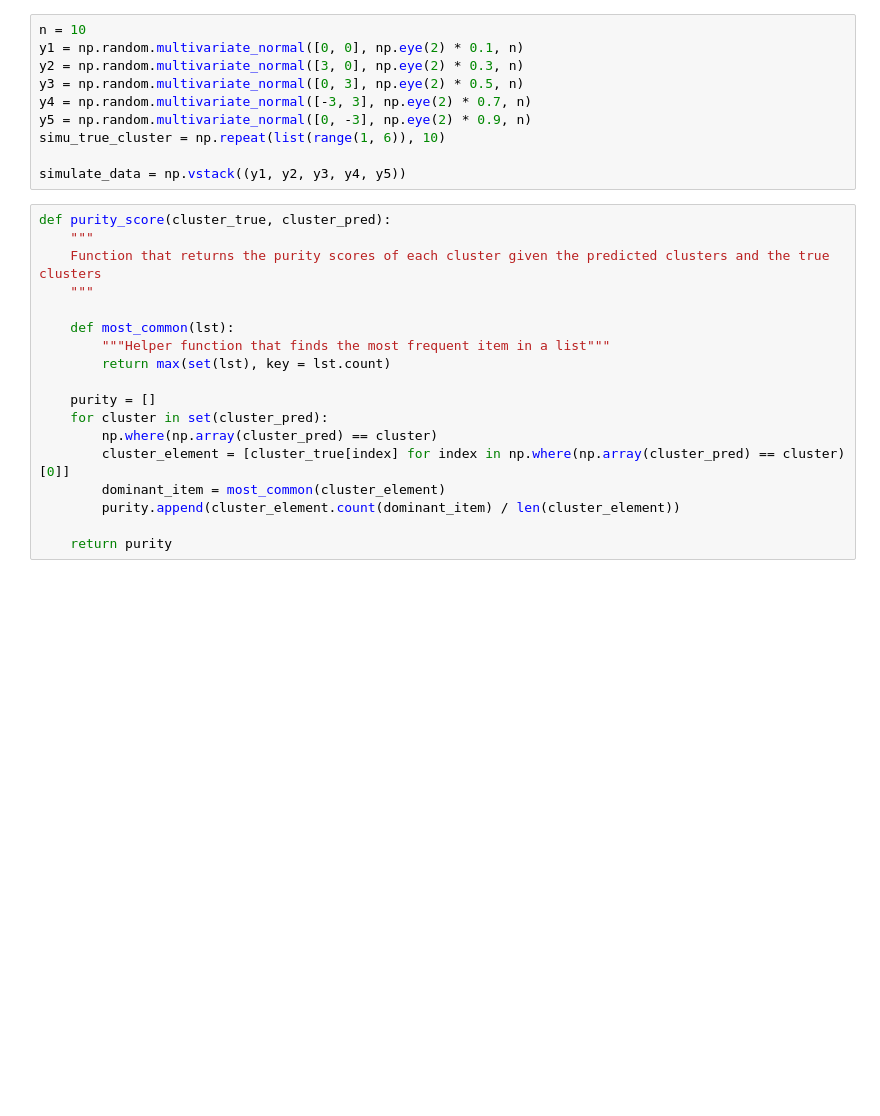
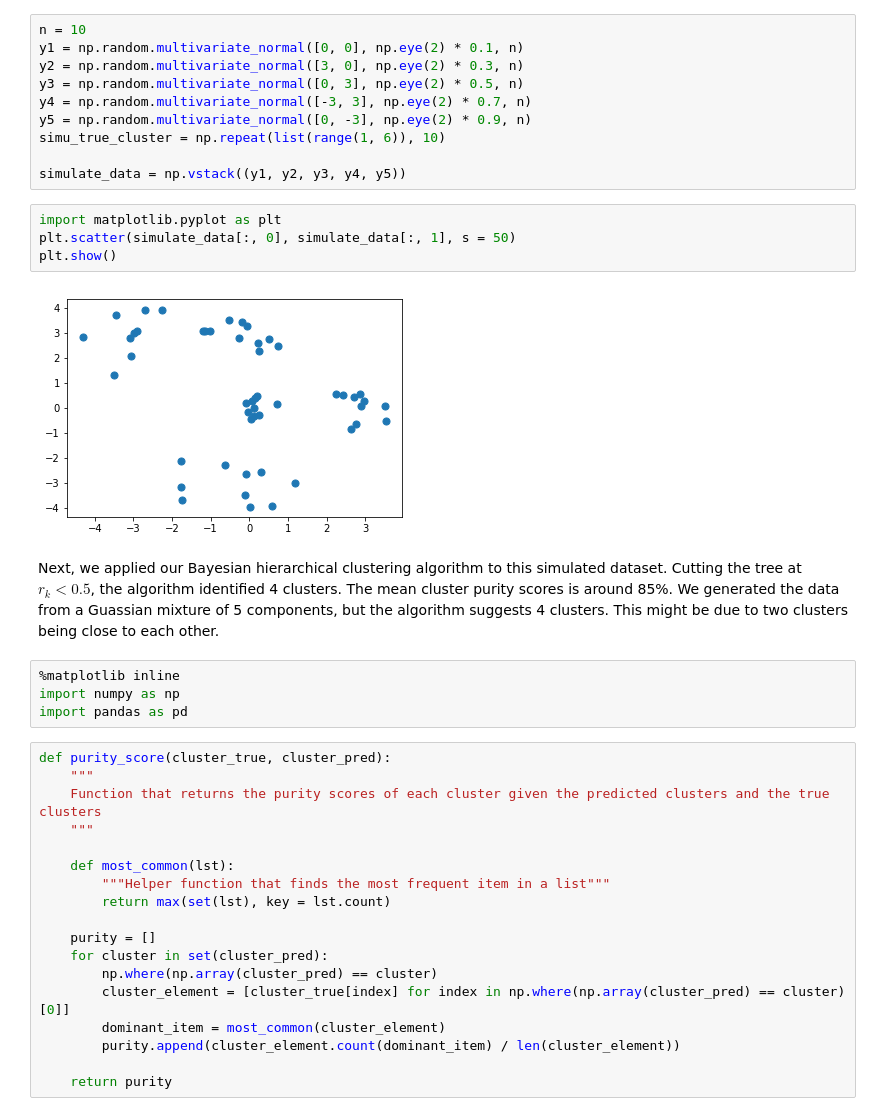
Before and after one commit to Eric-Su-2718/Bayeisan-Hierachical-Clustering-Project, a Jupyter notebook: STA663_Final_Project_Report.ipynb, the cells around one changed output. Saved outputs shown, nothing was run; the diff lists cells and outputs as text; blank space fills up the shorter version.

```diff
--- a/STA663_Final_Project_Report.ipynb
+++ b/STA663_Final_Project_Report.ipynb
@@ -226,6 +225,18 @@ y5 = np.random.multivariate_normal([0, -3], np.eye(2) * 0.9, n)
 simu_true_cluster = np.repeat(list(range(1, 6)), 10)
 
 simulate_data = np.vstack((y1, y2, y3, y4, y5))
+# %%
+import matplotlib.pyplot as plt
+plt.scatter(simulate_data[:, 0], simulate_data[:, 1], s = 50)
+plt.show()
+# %% [output]
+[figure, added]
+# %% [markdown]
+Next, we applied our Bayesian hierarchical clustering algorithm to this simulated dataset. Cutting the tree at $r_k < 0.5$, the algorithm identified 4 clusters. The mean cluster purity scores is around 85%. We generated the data from a Guassian mixture of 5 components, but the algorithm suggests 4 clusters. This might be due to two clusters being close to each other.
+# %%
+%matplotlib inline
+import numpy as np
+import pandas as pd
 # %%
 def purity_score(cluster_true, cluster_pred):
     """
```
Also changed, not shown: parts of 29 cells of this notebook.
